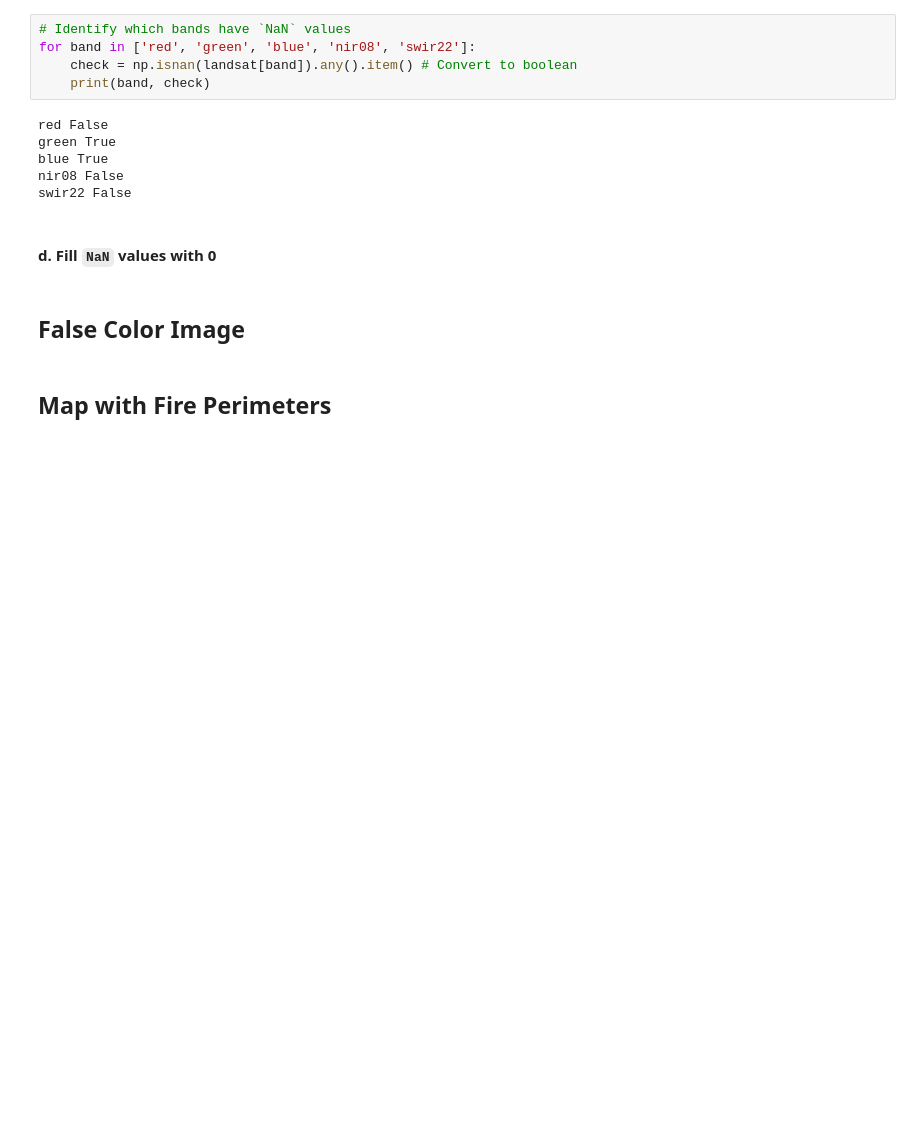
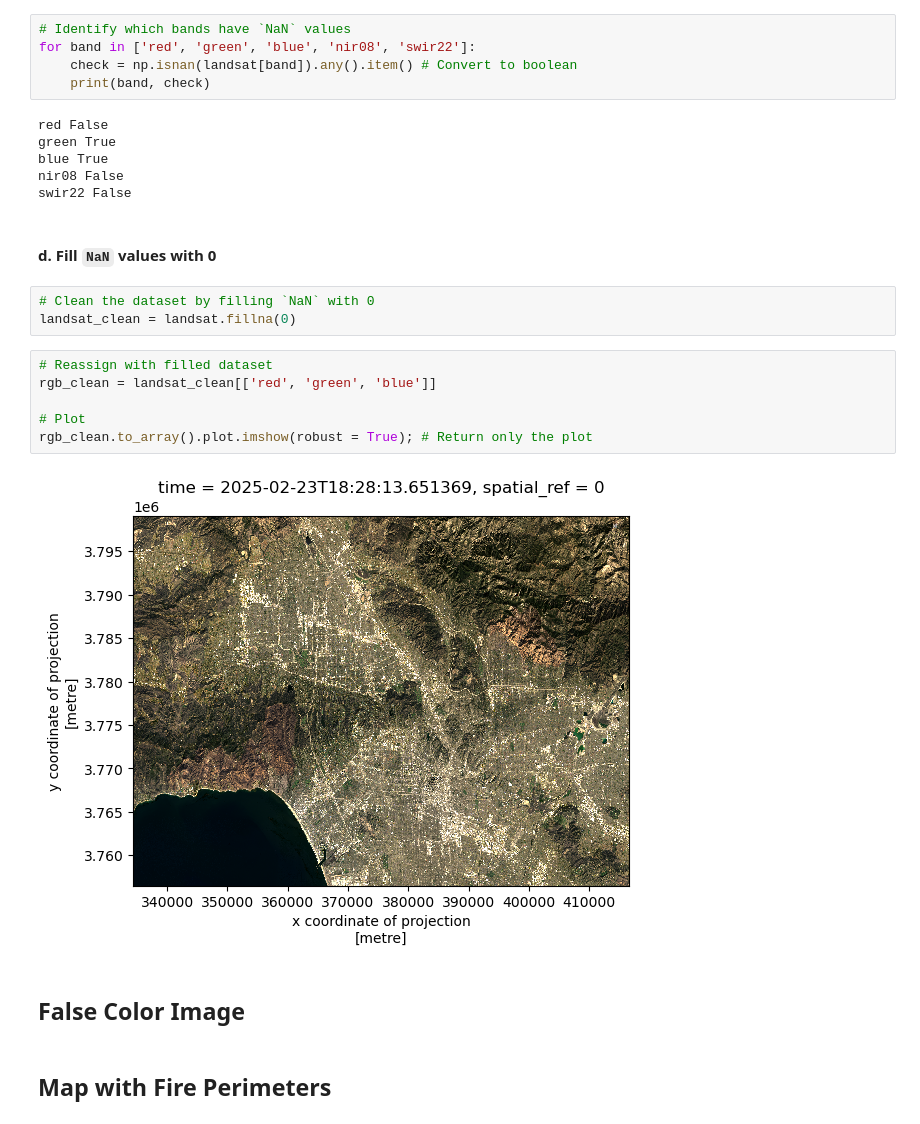
Before and after one commit to jwonyk/eds220-hwk4, a Jupyter notebook: hwk4-task2-false-color-kim.ipynb, the cells around one changed output. Drawn from its saved outputs; the diff is of its cells as text; blank space fills up the shorter version.

```diff
--- a/hwk4-task2-false-color-kim.ipynb
+++ b/hwk4-task2-false-color-kim.ipynb
@@ -291,6 +291,17 @@ nir08 False
 swir22 False
 # %% [markdown]
 #### d. Fill `NaN` values with 0
+# %%
+# Clean the dataset by filling `NaN` with 0
+landsat_clean = landsat.fillna(0)
+# %%
+# Reassign with filled dataset
+rgb_clean = landsat_clean[['red', 'green', 'blue']]
+
+# Plot
+rgb_clean.to_array().plot.imshow(robust = True); # Return only the plot
+# %% [output]
+[figure, added]
 # %% [markdown]
 ## False Color Image
 # %% [markdown]
```
